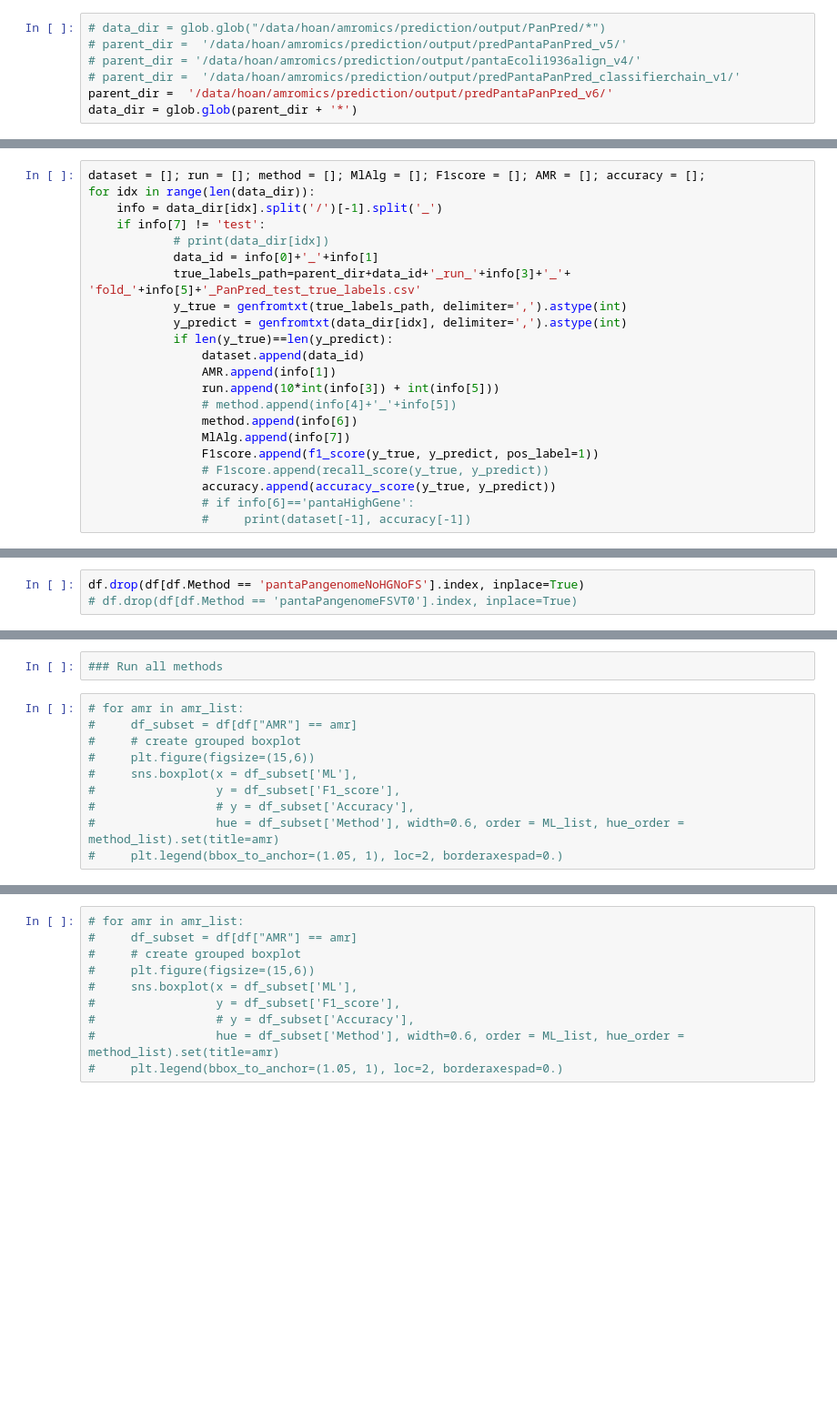
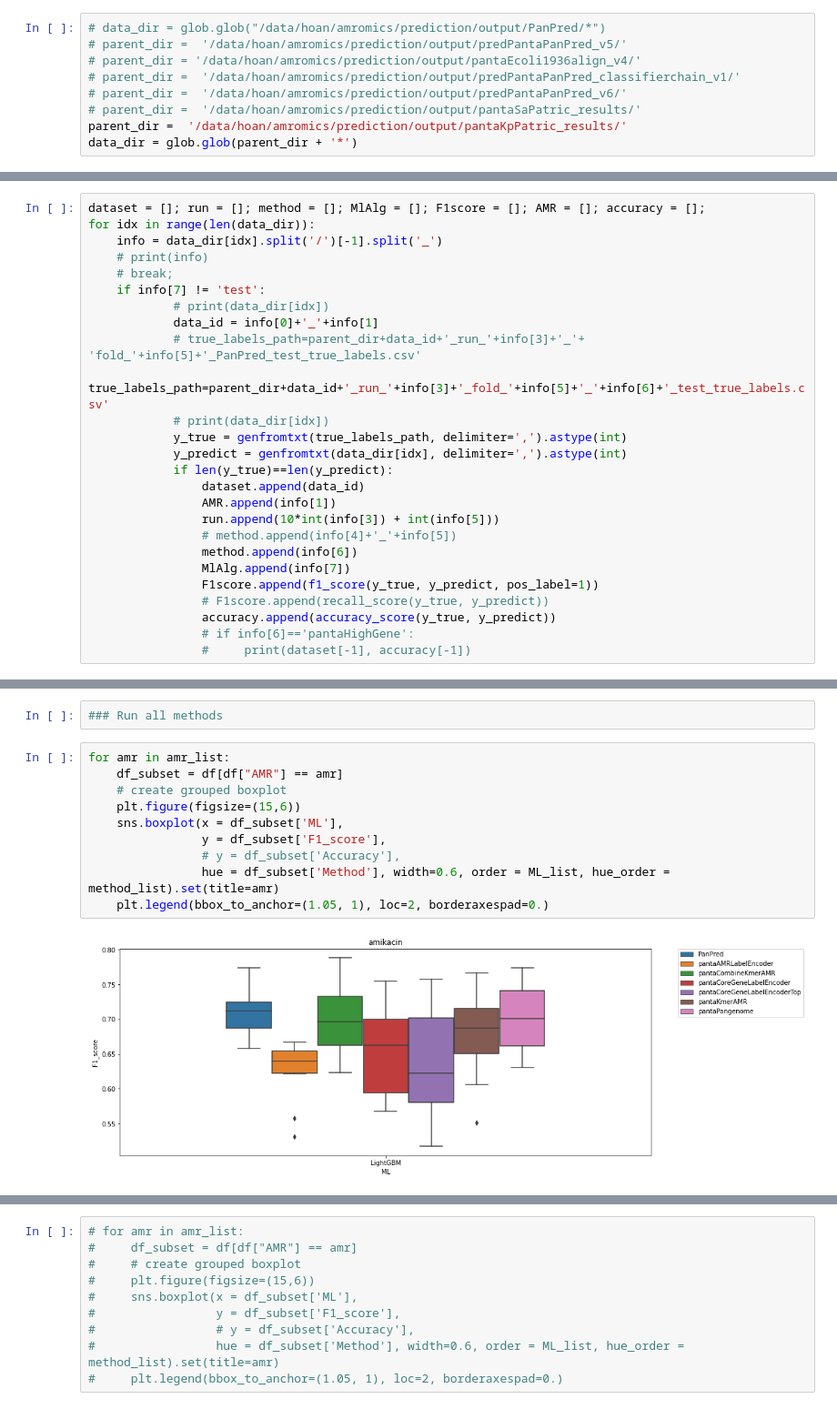
Before and after one commit to vanhoan310/AMRPred, a Jupyter notebook: 5.analysis_v5.ipynb, the cells around one changed output, grey strips where cells are left out. Shown at 91% size. Cells and saved outputs as stored; diff of their text form; blank space fills up the shorter version.

```diff
--- a/5.analysis_v5.ipynb
+++ b/5.analysis_v5.ipynb
@@ -34,7 +38,9 @@ for i in range(2, 14):
 # parent_dir =  '/data/hoan/amromics/prediction/output/predPantaPanPred_v5/'
 # parent_dir = '/data/hoan/amromics/prediction/output/pantaEcoli1936align_v4/'
 # parent_dir =  '/data/hoan/amromics/prediction/output/predPantaPanPred_classifierchain_v1/'
-parent_dir =  '/data/hoan/amromics/prediction/output/predPantaPanPred_v6/'
+# parent_dir =  '/data/hoan/amromics/prediction/output/predPantaPanPred_v6/'
+# parent_dir =  '/data/hoan/amromics/prediction/output/pantaSaPatric_results/'
+parent_dir =  '/data/hoan/amromics/prediction/output/pantaKpPatric_results/'
 data_dir = glob.glob(parent_dir + '*')
 # %%
 data_dir[:2]
@@ -58,10 +64,14 @@ info = data_dir[0].split('/')[-1].split('_')
 dataset = []; run = []; method = []; MlAlg = []; F1score = []; AMR = []; accuracy = [];
 for idx in range(len(data_dir)):
     info = data_dir[idx].split('/')[-1].split('_')
+    # print(info)
+    # break;
     if info[7] != 'test':
             # print(data_dir[idx])
             data_id = info[0]+'_'+info[1]
-            true_labels_path=parent_dir+data_id+'_run_'+info[3]+'_'+ 'fold_'+info[5]+'_PanPred_test_true_labels.csv'
+            # true_labels_path=parent_dir+data_id+'_run_'+info[3]+'_'+ 'fold_'+info[5]+'_PanPred_test_true_labels.csv'
+            true_labels_path=parent_dir+data_id+'_run_'+info[3]+'_fold_'+info[5]+'_'+info[6]+'_test_true_labels.csv'
+            # print(data_dir[idx])
             y_true = genfromtxt(true_labels_path, delimiter=',').astype(int)
             y_predict = genfromtxt(data_dir[idx], delimiter=',').astype(int)
             if len(y_true)==len(y_predict):
@@ -78,9 +88,6 @@ for idx in range(len(data_dir)):
                 #     print(dataset[-1], accuracy[-1])
 # %%
 df = pd.DataFrame({'Dataset': dataset, 'AMR': AMR, 'Run': run, 'Method':method, 'ML': MlAlg, 'F1_score': F1score, 'Accuracy': accuracy})
-# %%
-df.drop(df[df.Method == 'pantaPangenomeNoHGNoFS'].index, inplace=True)
-# df.drop(df[df.Method == 'pantaPangenomeFSVT0'].index, inplace=True)
 # %%
 amr_list = np.unique(df['AMR'])
 ML_list = np.unique(df['ML'])
@@ -90,12 +97,14 @@ method_list = np.unique(df['Method'])
 # %%
 ### Run all methods
 # %%
-# for amr in amr_list:
-#     df_subset = df[df["AMR"] == amr]
-#     # create grouped boxplot
-#     plt.figure(figsize=(15,6))
-#     sns.boxplot(x = df_subset['ML'],
-#                 y = df_subset['F1_score'],
-#                 # y = df_subset['Accuracy'],
-#                 hue = df_subset['Method'], width=0.6, order = ML_list, hue_order = method_list).set(title=amr)
-#     plt.legend(bbox_to_anchor=(1.05, 1), loc=2, borderaxespad=0.)
+for amr in amr_list:
+    df_subset = df[df["AMR"] == amr]
+    # create grouped boxplot
+    plt.figure(figsize=(15,6))
+    sns.boxplot(x = df_subset['ML'],
+                y = df_subset['F1_score'],
+                # y = df_subset['Accuracy'],
+                hue = df_subset['Method'], width=0.6, order = ML_list, hue_order = method_list).set(title=amr)
+    plt.legend(bbox_to_anchor=(1.05, 1), loc=2, borderaxespad=0.)
+# %% [output]
+[figure, added]
```
Also changed, not shown: parts of 11 cells of this notebook, 6 other files.
